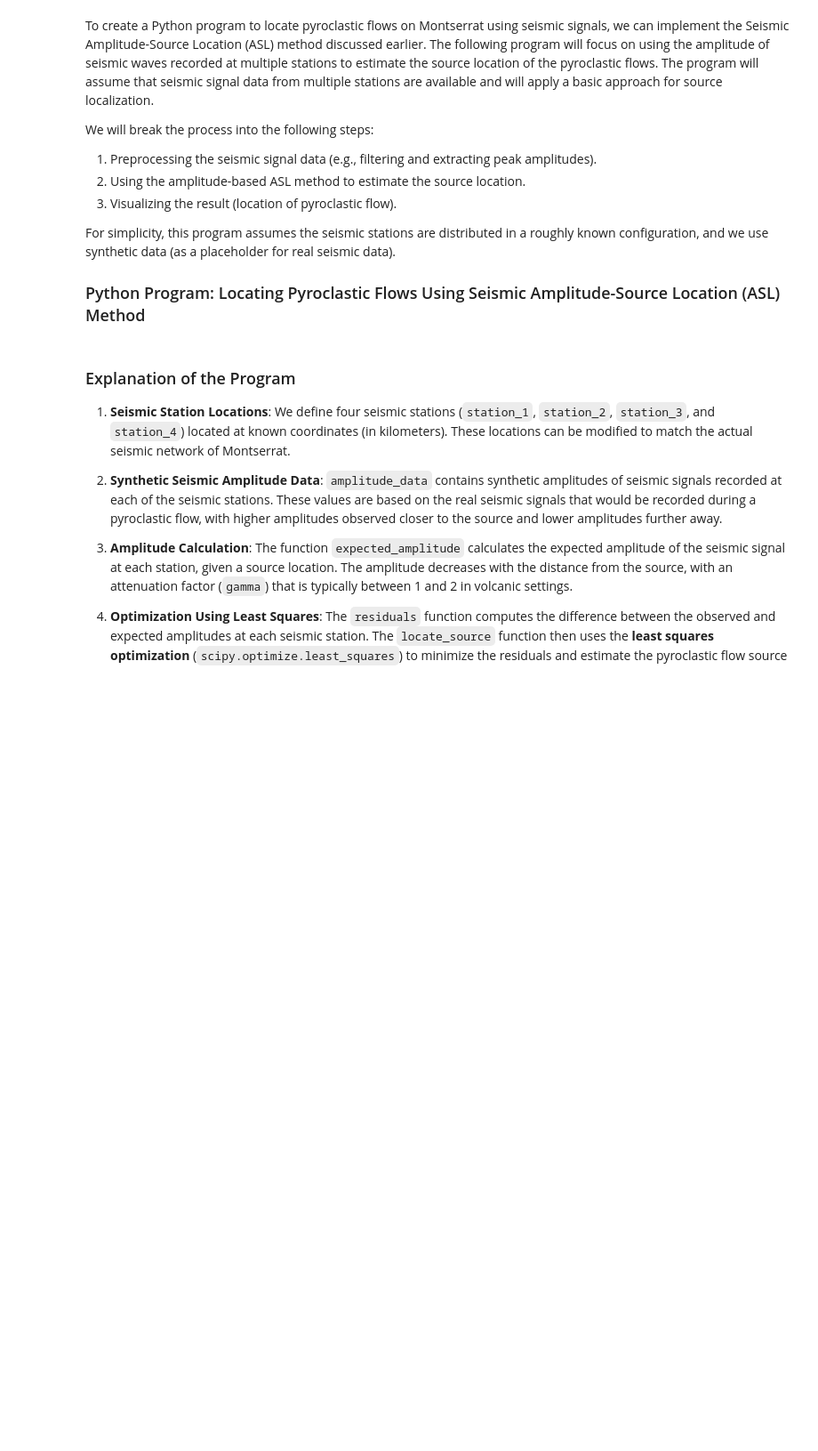
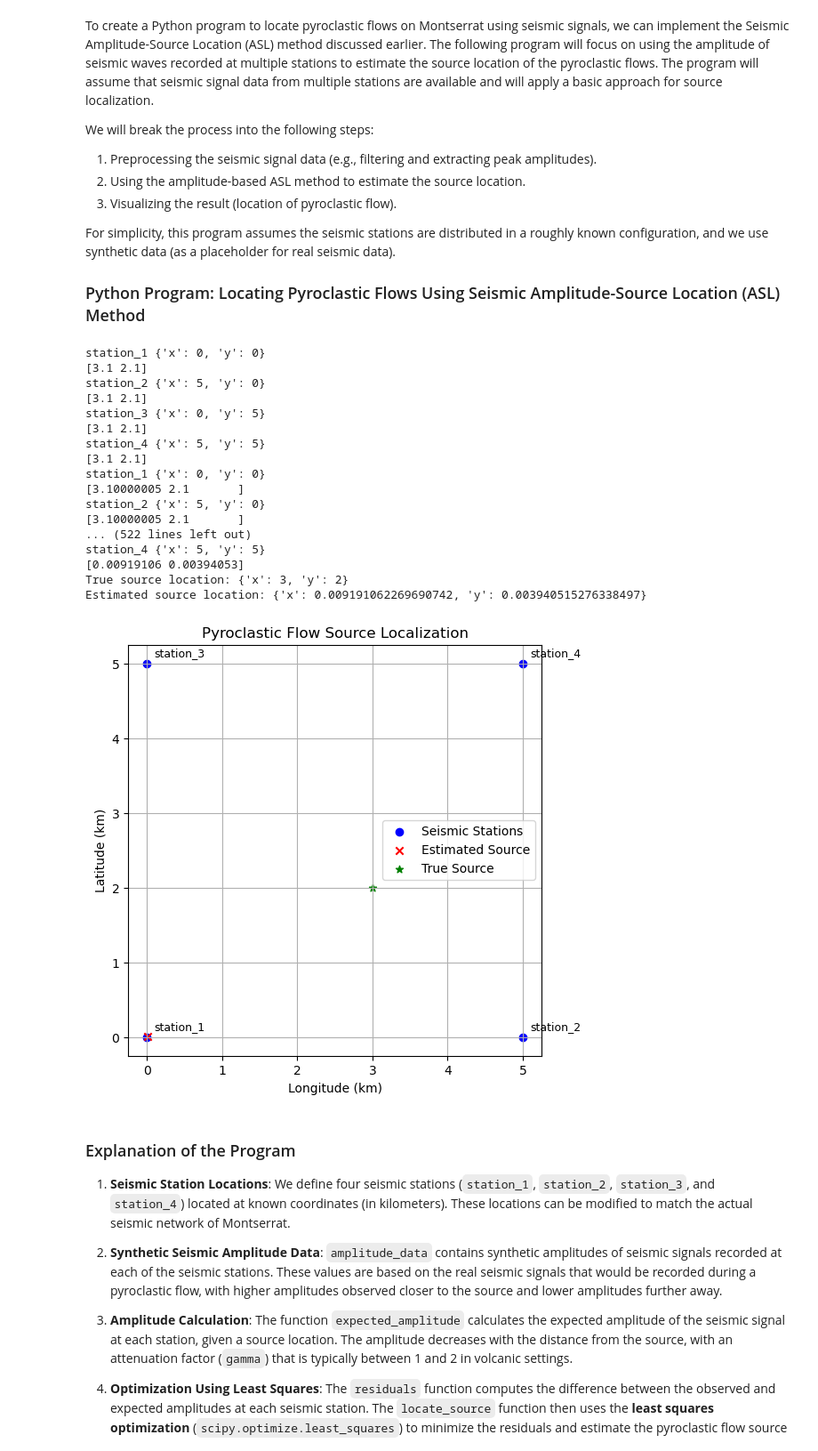
Before and after one commit to gthompson/SoufriereHillsVolcano, a Jupyter notebook: load_seisan_event.ipynb, the cells around one changed output. Shown: that part at 89% size. Drawn from its saved outputs; the diff is of its cells as text; code cells hidden in the pictures; blank space fills up the shorter version.

```diff
--- a/load_seisan_event.ipynb
+++ b/load_seisan_event.ipynb
@@ -39,13 +39,16 @@ true_source = {'x': 3, 'y': 2}  # Actual source coordinates of the pyroclastic f
 def expected_amplitude(source, stations, gamma):
     amplitudes = {}
     for station, coords in stations.items():
-        distance = np.sqrt((coords['x'] - source['x'])**2 + (coords['y'] - source['y'])**2)
+        print(station, coords)
+        print(source)
+        #distance = np.sqrt((coords['x'] - source['x'])**2 + (coords['y'] - source['y'])**2)
+        distance = np.sqrt((coords['x'] - source[1])**2 + (coords['y'] - source[0])**2)
         amplitude = 1 / (distance**gamma)  # Amplitude decreases with distance raised to the power of gamma
         amplitudes[station] = amplitude
     return amplitudes
 
 # Objective function for least squares optimization to minimize the difference between observed and expected amplitudes
-def residuals(source, stations, amplitude_data, gamma):
+def compute_residuals(source, stations, amplitude_data, gamma):
     expected = expected_amplitude(source, stations, gamma)
     residuals = []
     for station, observed_amplitude in amplitude_data.items():
@@ -54,38 +57,58 @@ def residuals(source, stations, amplitude_data, gamma):
 
 # Using least squares optimization to find the source location
 def locate_source(stations, amplitude_data, gamma):
-    initial_guess = {'x': 0, 'y': 0}  # Initial guess (could be more sophisticated)
-    result = least_squares(residuals, [initial_guess['x'], initial_guess['y']], args=(stations, amplitude_data, gamma))
+    initial_guess = {'x': 3.1, 'y': 2.1}  # Initial guess (could be more sophisticated)
+    #residuals = compute_residuals(initial_guess, stations, gamma)
+    result = least_squares(compute_residuals, [initial_guess['x'], initial_guess['y']], args=(stations, amplitude_data, gamma))
     estimated_source = {'x': result.x[0], 'y': result.x[1]}
     return estimated_source
 
 # Main program
 if __name__ == "__main__":
     # Find the estimated location of the pyroclastic flow using ASL method
     estimated_source = locate_source(stations, amplitude_data, gamma)
 
     print(f"True source location: {true_source}")
     print(f"Estimated source location: {estimated_source}")
 
     # Visualizing the result
     # Plot stations and estimated source location
     station_coords = np.array([[station['x'], station['y']] for station in stations.values()])
     station_labels = list(stations.keys())
 
     plt.figure(figsize=(6, 6))
     plt.scatter(station_coords[:, 0], station_coords[:, 1], c='blue', label="Seismic Stations")
     plt.scatter(estimated_source['x'], estimated_source['y'], c='red', label="Estimated Source", marker='x')
     plt.scatter(true_source['x'], true_source['y'], c='green', label="True Source", marker='*')
 
     for i, label in enumerate(station_labels):
         plt.text(station_coords[i, 0] + 0.1, station_coords[i, 1] + 0.1, label, fontsize=9)
 
     plt.title("Pyroclastic Flow Source Localization")
     plt.xlabel("Longitude (km)")
     plt.ylabel("Latitude (km)")
     plt.legend()
     plt.grid(True)
     plt.show()
+# %% [output]
+station_1 {'x': 0, 'y': 0}
+[3.1 2.1]
+station_2 {'x': 5, 'y': 0}
+[3.1 2.1]
+station_3 {'x': 0, 'y': 5}
+[3.1 2.1]
+station_4 {'x': 5, 'y': 5}
+[3.1 2.1]
+station_1 {'x': 0, 'y': 0}
+[3.10000005 2.1       ]
+station_2 {'x': 5, 'y': 0}
+[3.10000005 2.1       ]
+... (522 lines left out)
+station_4 {'x': 5, 'y': 5}
+[0.00919106 0.00394053]
+True source location: {'x': 3, 'y': 2}
+Estimated source location: {'x': 0.009191062269690742, 'y': 0.003940515276338497}
+[figure, added]
 # %% [markdown]
 ### Explanation of the Program
 
```
Also changed, not shown: 2 other files.
